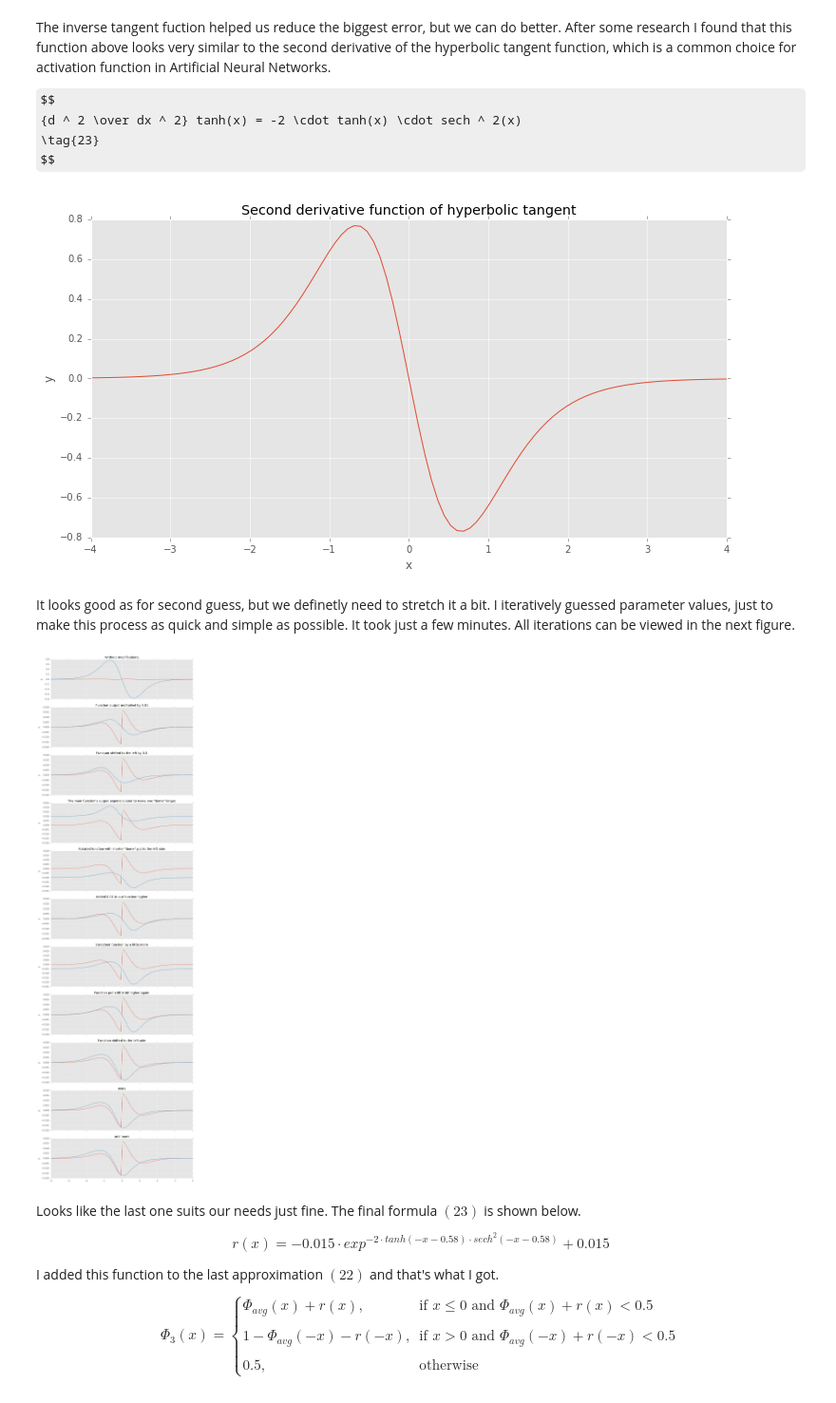
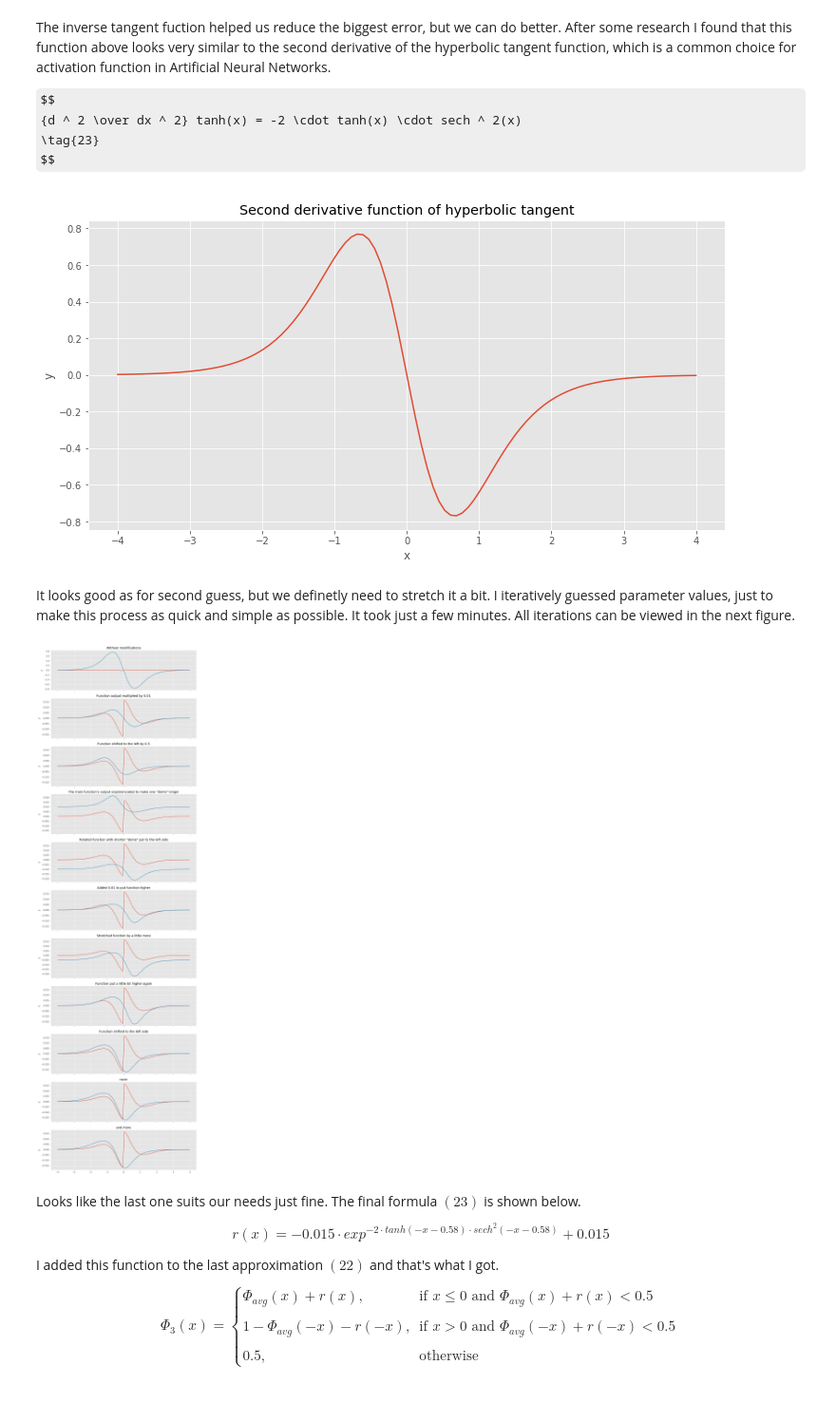
Before and after one commit to itdxer/blog.itdxer.com, a Jupyter notebook: notebooks/2016-03-19 Approximate Standard Normal Distribution CDF.ipynb, the cells around one changed output. Shown at 95% size. Saved outputs shown, nothing was run; the diff lists cells and outputs as text; code cells hidden in the pictures; some formulas as TeX source.

```diff
--- a/notebooks/2016-03-19 Approximate Standard Normal Distribution CDF.ipynb
+++ b/notebooks/2016-03-19 Approximate Standard Normal Distribution CDF.ipynb
@@ -78,7 +78,7 @@ The problem is that there is no [elementary function](https://en.wikipedia.org/w
 
 From the previous figure it is clear that function is [odd](https://en.wikipedia.org/wiki/Even_and_odd_functions#Odd_functions). Therefore, we can compute only the half of CDF where \\(x \in (-\infty, 0]\\) and using function's symmetry to find the rest.
 # %%
-colors = plt.rcParams['axes.color_cycle']
+colors = [value['color'] for value in plt.rcParams['axes.prop_cycle']]
 red = colors[0]
 blue = colors[1]
 
@@ -126,7 +126,6 @@ Let's think a little bit about the problem. What do we actually need? We need to
 # %%
 from matplotlib.patches import Polygon
 
-colors = plt.rcParams['axes.color_cycle']
 red = colors[0]
 blue = colors[1]
 
@@ -425,7 +424,7 @@ plt.xlabel("x")
 plt.plot(x, tanh_second_deriv(x))
 plt.show()
 # %% [output]
-[figure, old version]
+[figure, new version]
 # %% [markdown]
 It looks good as for second guess, but we definetly need to stretch it a bit. I iteratively guessed parameter values, just to make this process as quick and simple as possible. It took just a few minutes. All iterations can be viewed in the next figure.
 # %%
@@ -443,7 +442,7 @@ guesses = [
     ),
     GuessingStep(
         func=lambda x: 0.01 * tanh_second_deriv(x + 0.5),
-        description='Functuin shifted to the left by 0.5',
+        description='Function shifted to the left by 0.5',
     ),
     GuessingStep(
         func=lambda x: 0.01 * np.exp(tanh_second_deriv(x)),
@@ -469,34 +468,34 @@ guesses = [
         func=lambda x: -0.015 * np.exp(tanh_second_deriv(-x - 0.5)) + 0.015,
         description='Function shifted to the left side',
     ),
     GuessingStep(
         func=lambda x: -0.015 * np.exp(tanh_second_deriv(-x - 0.55)) + 0.015,
         description='more',
     ),
     GuessingStep(
         func=lambda x: -0.015 * np.exp(tanh_second_deriv(-x - 0.58)) + 0.015,
         description='and more',
     ),
 ]
 
 n_guesses = len(guesses)
 x = np.linspace(-4, 4, 100)
 err = norm.cdf(x) - cdf_approx_full(x)
 err_min = min(err)
 
 fig, axes = plt.subplots(n_guesses, figsize=(12, 4 * n_guesses), sharex=True)
 
 for ax, guess in zip(axes, guesses):
     y = guess.func(x)
 
     ax.set_ylabel('y')
     ax.set_title(guess.description)
     ax.plot(x, err)
     ax.plot(x, y)
 
 plt.show()
 # %% [output]
-[figure, old version]
+[figure, new version]
 # %% [markdown]
 Looks like the last one suits our needs just fine. The final formula \\((23)\\) is shown below.
 
```
Also changed, not shown: parts of 16 cells of this notebook, 30 other files.
